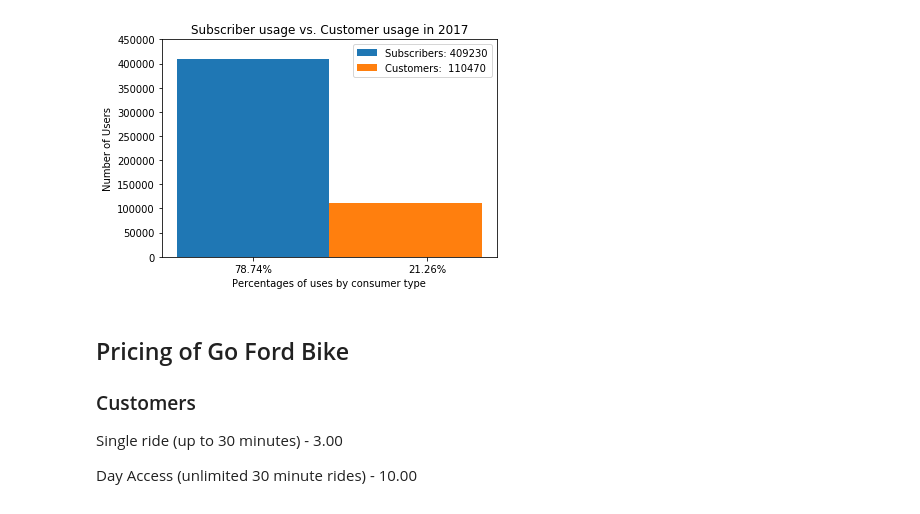
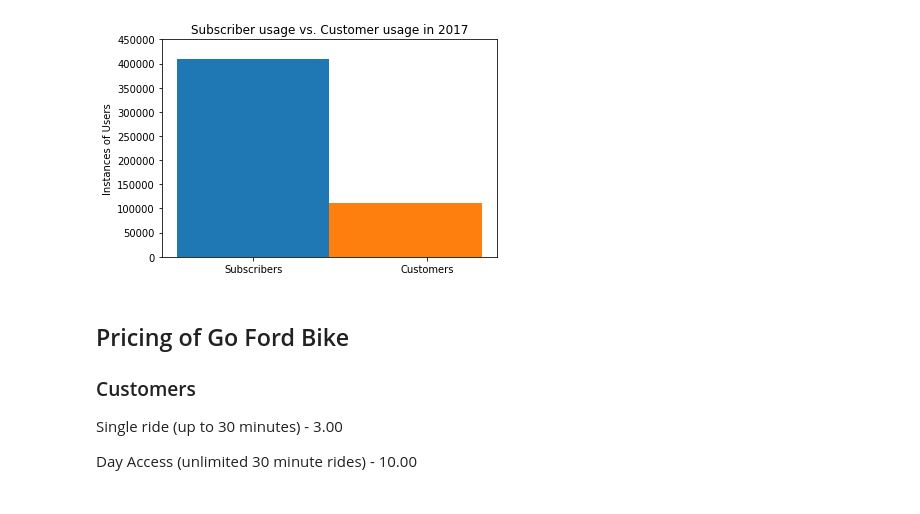
Before and after one commit to jarango-math/fordgo_bike_project, a Jupyter notebook: fundamental_capstone_project.ipynb, the cells around one changed output. Cells and saved outputs as stored; diff of their text form; code cells hidden in the pictures.

```diff
--- a/fundamental_capstone_project.ipynb
+++ b/fundamental_capstone_project.ipynb
@@ -1,30 +1,28 @@
 # %%
 import numpy as np
 import matplotlib.pyplot as plt
 import pandas as pd
 import math
 %matplotlib inline
 df = pd.read_csv('2017-fordgobike-tripdata.csv')
 non_sub_count=len(df[df['user_type']=='Customer'])
 sub_count=len(df[df['user_type']=='Subscriber'])
 
 N = 1
 ind = np.arange(N)
 width = 0.35
 
 p1 = plt.bar(ind, sub_count, width)
 p2 = plt.bar(ind+width, non_sub_count, width)
 
-plt.ylabel('Number of Users')
-plt.xlabel('Percentages of uses by consumer type')
+plt.ylabel('Instances of Users')
 plt.title('Subscriber usage vs. Customer usage in 2017')
-plt.xticks(np.arange(0, .80, step=0.40), ('{0:.2f}%'.format(100*sub_count/(non_sub_count+sub_count)),'{0:.2f}%'.format(100*non_sub_count/(non_sub_count+sub_count))))
+plt.xticks(np.arange(0, .80, step=0.40), ('Subscribers','Customers'))
 plt.yticks(np.arange(0, 500000,step=50000))
-plt.legend((p1[0], p2[0]), ('Subscribers: {}'.format(sub_count), 'Customers:  {}'.format(non_sub_count)))
 
 plt.show()
 # %% [output]
-[figure, old version]
+[figure, new version]
 # %% [markdown]
 ## Pricing of Go Ford Bike
 ### Customers
```
Also changed, not shown: parts of 12 cells of this notebook.
